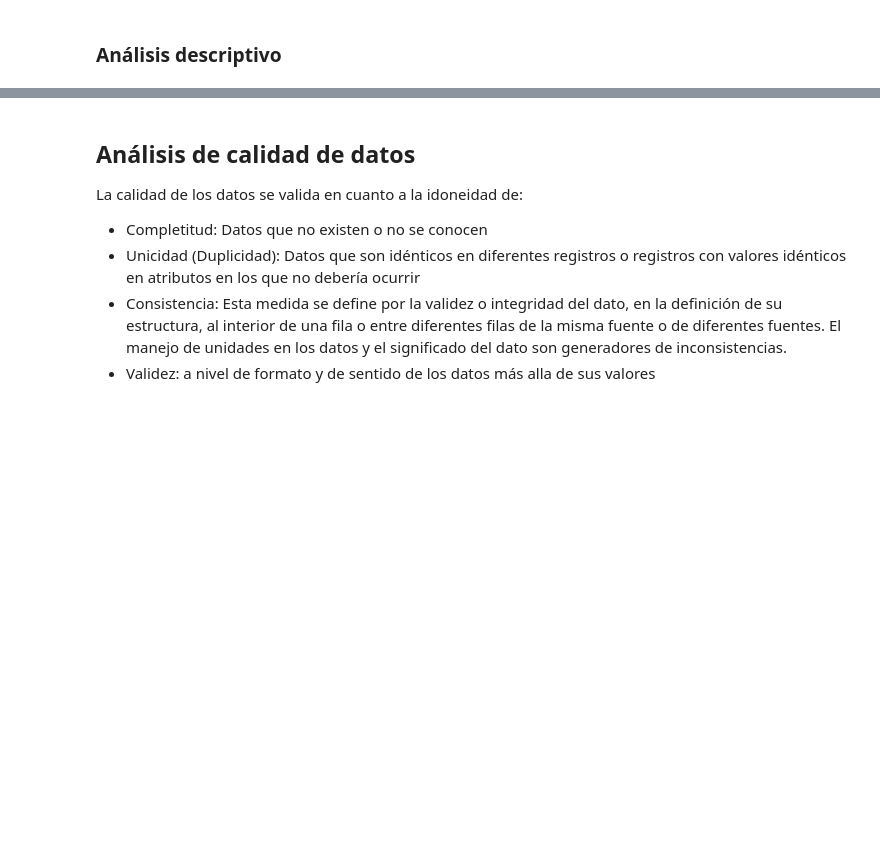
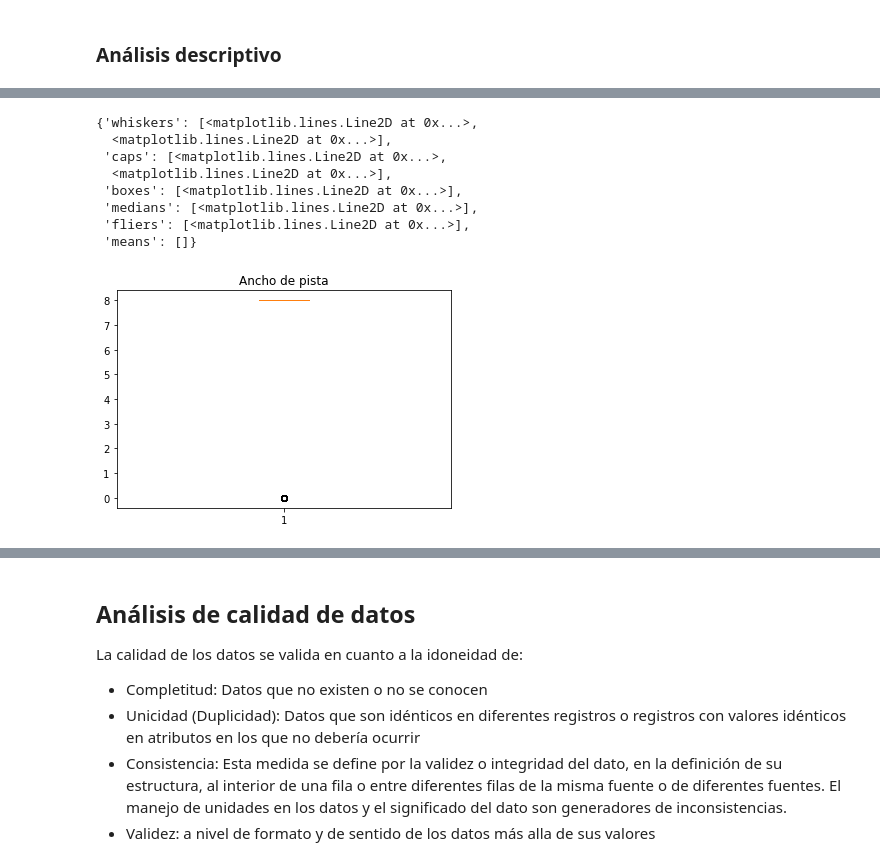
Before and after one commit to sebasarangom/tf_actions, a Jupyter notebook: Tarea-Entendimiento-Datos.ipynb, the cells around one changed output, grey strips where cells are left out. Saved outputs shown, nothing was run; the diff lists cells and outputs as text; code cells hidden in the pictures; blank space fills up the shorter version.

```diff
--- a/Tarea-Entendimiento-Datos.ipynb
+++ b/Tarea-Entendimiento-Datos.ipynb
@@ -32,9 +33,9 @@ spark_context = SparkContext(conf=conf)
 sql_context = SQLContext(spark_context)
 spark = sql_context.sparkSession
 # %%
-db_connection_string = 'jdbc:mysql://157.253.236.116:8080/WWImportersTransactional'
-db_user = 'xxx'
-db_psswd = 'xxx'
+db_connection_string = 'jdbc:mysql://157.253.236.116:8080/ProyectoTransaccional'
+db_user = 'Estudiante_8_202413'
+db_psswd = 'MISO_aabb1122'
 PATH='./'
 # %% [markdown]
 ## Perfilamiento de los datos
@@ -66,2 +68,2 @@ Acceso directo para el caso de movimientos y acceso con sentencia SQL para el ca
 # %%
-sql_movimientos = 'WWImportersTransactional.movimientosCopia'
+sql_aeropuertos = 'ProyectoTransaccional.aeropuertosCopia'
@@ -80,5 +78,9 @@ sql_detallesMovimientos = '''(SELECT
 # %%
 #Se cargan los dataframes desde la base de datos
-movimientos = obtener_dataframe_de_bd(db_connection_string, sql_movimientos, db_user, db_psswd)
+aeropuertos = obtener_dataframe_de_bd(db_connection_string, sql_aeropuertos, db_user, db_psswd)
+divipola = obtener_dataframe_de_bd(db_connection_string, sql_divipola, db_user, db_psswd)
+vuelos = obtener_dataframe_de_bd(db_connection_string, sql_vuelos, db_user, db_psswd)
+pib = obtener_dataframe_de_bd(db_connection_string, sql_pib, db_user, db_psswd)
+proyecciones = obtener_dataframe_de_bd(db_connection_string, sql_proyecciones, db_user, db_psswd)
 # %% [markdown]
 ### Entendimiento general de datos
@@ -288,0 +446,17 @@ El análisis de la tabla de movimientos revela lo siguiente: los TransaccionProd
+# %%
+%matplotlib inline
+import matplotlib.pyplot as plt
+
+fig1, ax1 = plt.subplots()
+ax1.set_title('Ancho de pista')
+ax1.boxplot(np.array(aeropuertos.select('ancho_pista').collect()))
+# %% [output]
+{'whiskers': [<matplotlib.lines.Line2D at 0x...>,
+  <matplotlib.lines.Line2D at 0x...>],
+ 'caps': [<matplotlib.lines.Line2D at 0x...>,
+  <matplotlib.lines.Line2D at 0x...>],
+ 'boxes': [<matplotlib.lines.Line2D at 0x...>],
+ 'medians': [<matplotlib.lines.Line2D at 0x...>],
+ 'fliers': [<matplotlib.lines.Line2D at 0x...>],
+ 'means': []}
+[figure, added]
```
Also changed, not shown: parts of 49 cells of this notebook.
